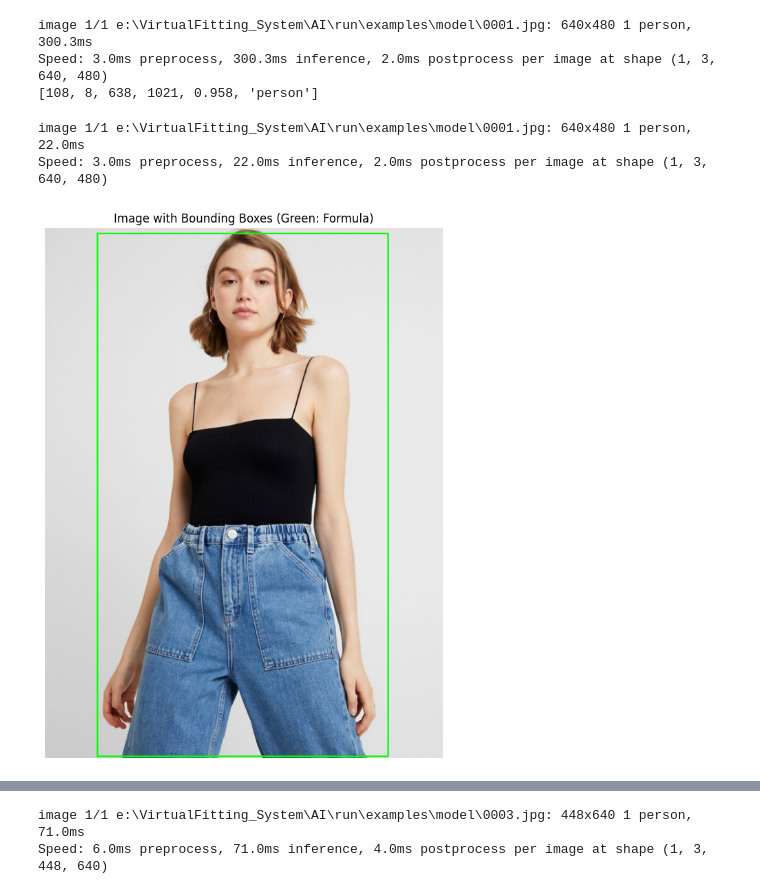
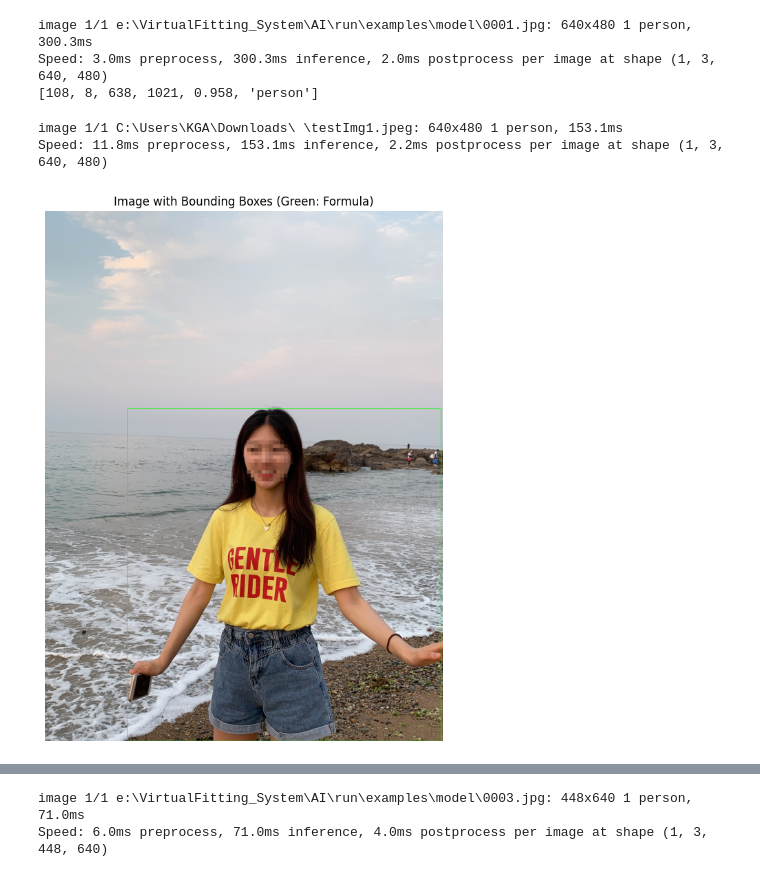
Before and after one commit to pjhcsols/VirtualFitting_System, a Jupyter notebook: AI/detection_test.ipynb, the cells around one changed output, grey strips where cells are left out. Saved outputs shown, nothing was run; the diff lists cells and outputs as text; code cells hidden in the pictures.

Commit message:
test: 서버 main.py 및 detection test[김건아]

```diff
--- a/AI/detection_test.ipynb
+++ b/AI/detection_test.ipynb
@@ -33,37 +33,42 @@ model = YOLO('yolov8n.pt')
 
 def detect_objects(image):
     results = model(image)[0]
 
     detections = []
     for result in results.boxes.data.tolist():
         x1, y1, x2, y2, score, class_id = result
         detections.append([int(x1), int(y1), int(x2), int(y2), round(score, 3),
                            results.names[int(class_id)]])
     return detections
 
 # Load the image
-image_path = './run/examples/model/0001.jpg'
+image_path = 'C:/Users/KGA/Downloads/촬영용 이미지/testImg1.jpeg'
 image = cv2.imread(image_path)
 
 # Detect objects in the image
 for detection in detect_objects(image_path):
     x1, y1, x2, y2, score, class_name = detection
     # Draw bounding box
     cv2.rectangle(image, (x1, y1), (x2, y2), (0, 255, 0), 2)  # Green: Formula
 
 # Convert image from BGR to RGB
 image_rgb = cv2.cvtColor(image, cv2.COLOR_BGR2RGB)
 
 # Display the image with bounding boxes inline
 plt.figure(figsize=(10, 10))
 plt.imshow(image_rgb)
 plt.axis('off')
 plt.title('Image with Bounding Boxes (Green: Formula)')
+
+# Save the plot to a file
+output_path = './output.png'
+plt.savefig(output_path, bbox_inches='tight', pad_inches=0)
+
 plt.show()
 # %% [output]
-image 1/1 e:\VirtualFitting_System\AI\run\examples\model\0001.jpg: 640x480 1 person, 22.0ms
-Speed: 3.0ms preprocess, 22.0ms inference, 2.0ms postprocess per image at shape (1, 3, 640, 480)
+image 1/1 C:\Users\KGA\Downloads\ \testImg1.jpeg: 640x480 1 person, 153.1ms
+Speed: 11.8ms preprocess, 153.1ms inference, 2.2ms postprocess per image at shape (1, 3, 640, 480)
-[figure, old version]
+[figure, new version]
 # %%
 import cv2
 from ultralytics import YOLO
```
Also changed, not shown: parts of 4 cells of this notebook, 1 other file.
